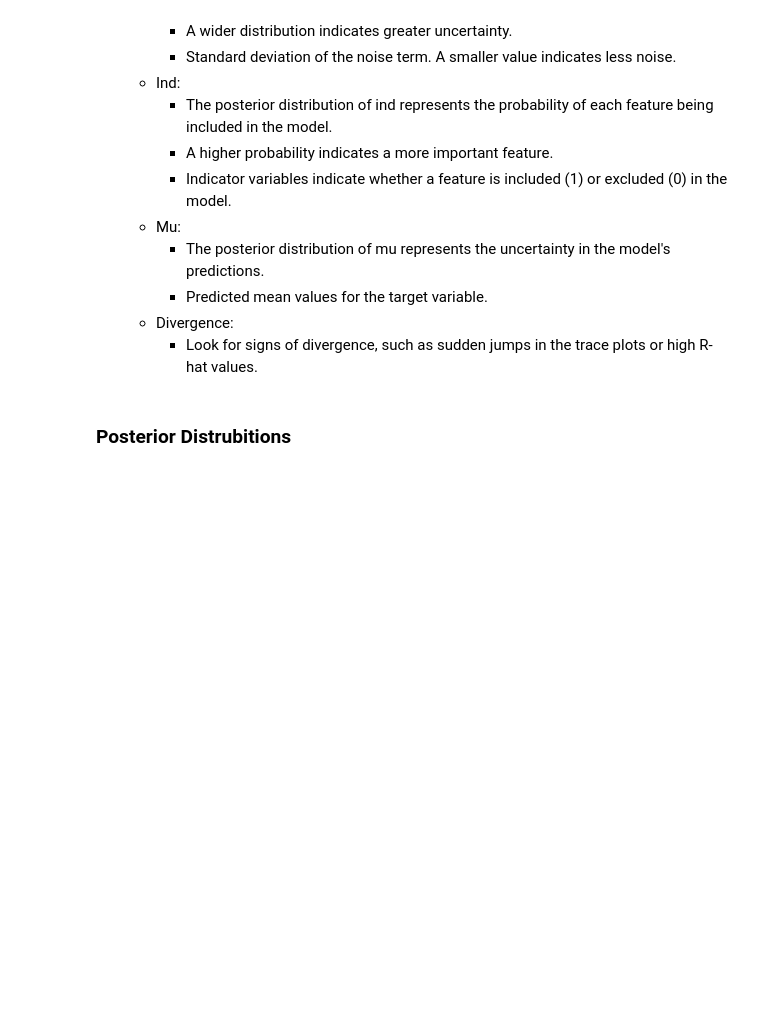
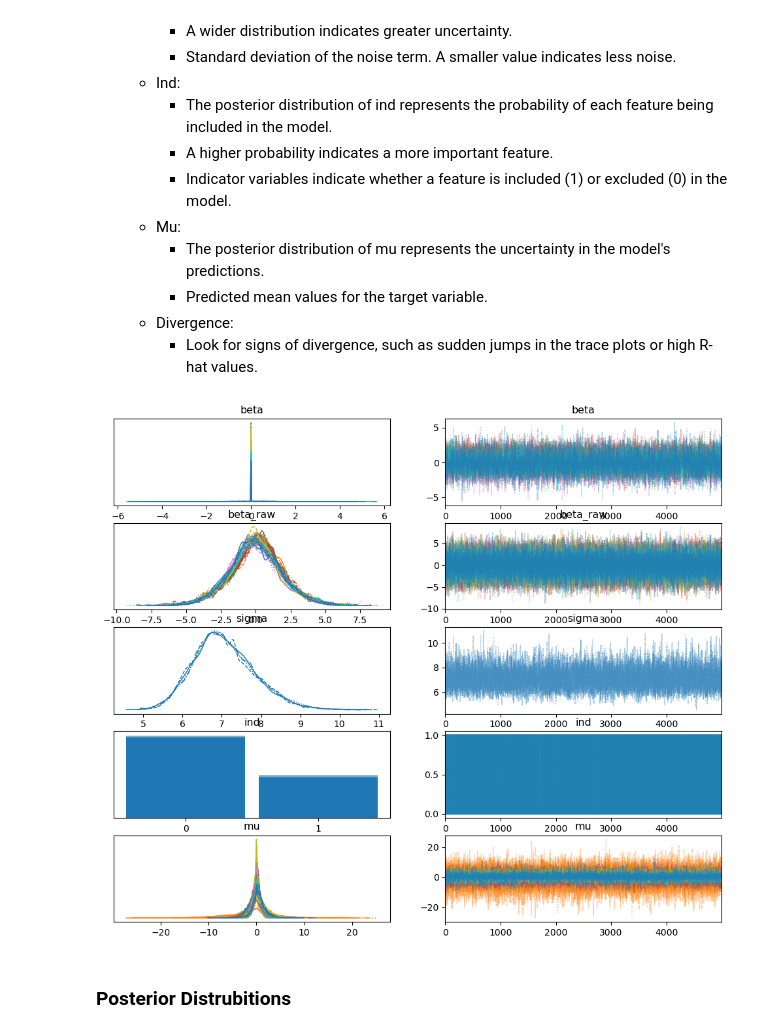
Before and after one commit to AshleyFishGeophys/HouseholdPulse_BVS, a Jupyter notebook: Household_Pulse_Data_2025.ipynb, the cells around one changed output. Drawn from its saved outputs; the diff is of its cells as text; code cells hidden in the pictures; blank space fills up the shorter version.

Commit message:
Added a few more plots

```diff
--- a/Household_Pulse_Data_2025.ipynb
+++ b/Household_Pulse_Data_2025.ipynb
@@ -1220,11 +1220,13 @@ plot_ess(summary_df_auto, inference_variables, inference_states)
 # %%
 # Arviz method
 # Left column are density plots which show the distribution of the parameter values.
 # Right is the Trace Plot which plots the parameter values across MCMC iterations.
 
 # az.plot_trace(inference_results_tpe, var_names=["beta", "beta_raw", "sigma", "ind", "mu"]);
 
-# az.plot_trace(summary_df_auto, var_names=["beta", "beta_raw", "sigma", "ind", "mu"]);
+az.plot_trace(inference_results_auto, var_names=["beta", "beta_raw", "sigma", "ind", "mu"]);
+# %% [output]
+[figure, added]
 # %%
 # def plot_result(
 #     summary_df,
```
Also changed, not shown: parts of 1 cell of this notebook.
